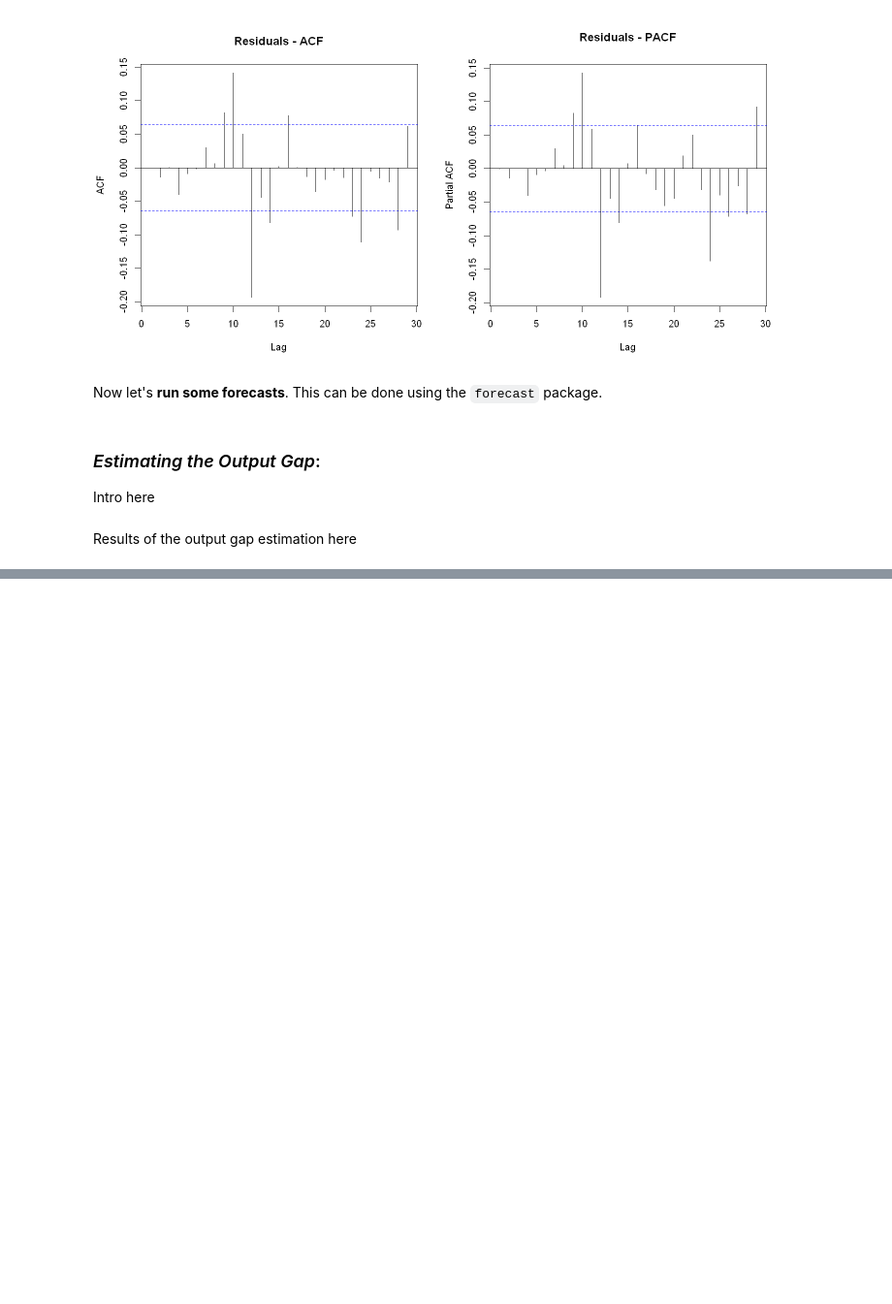
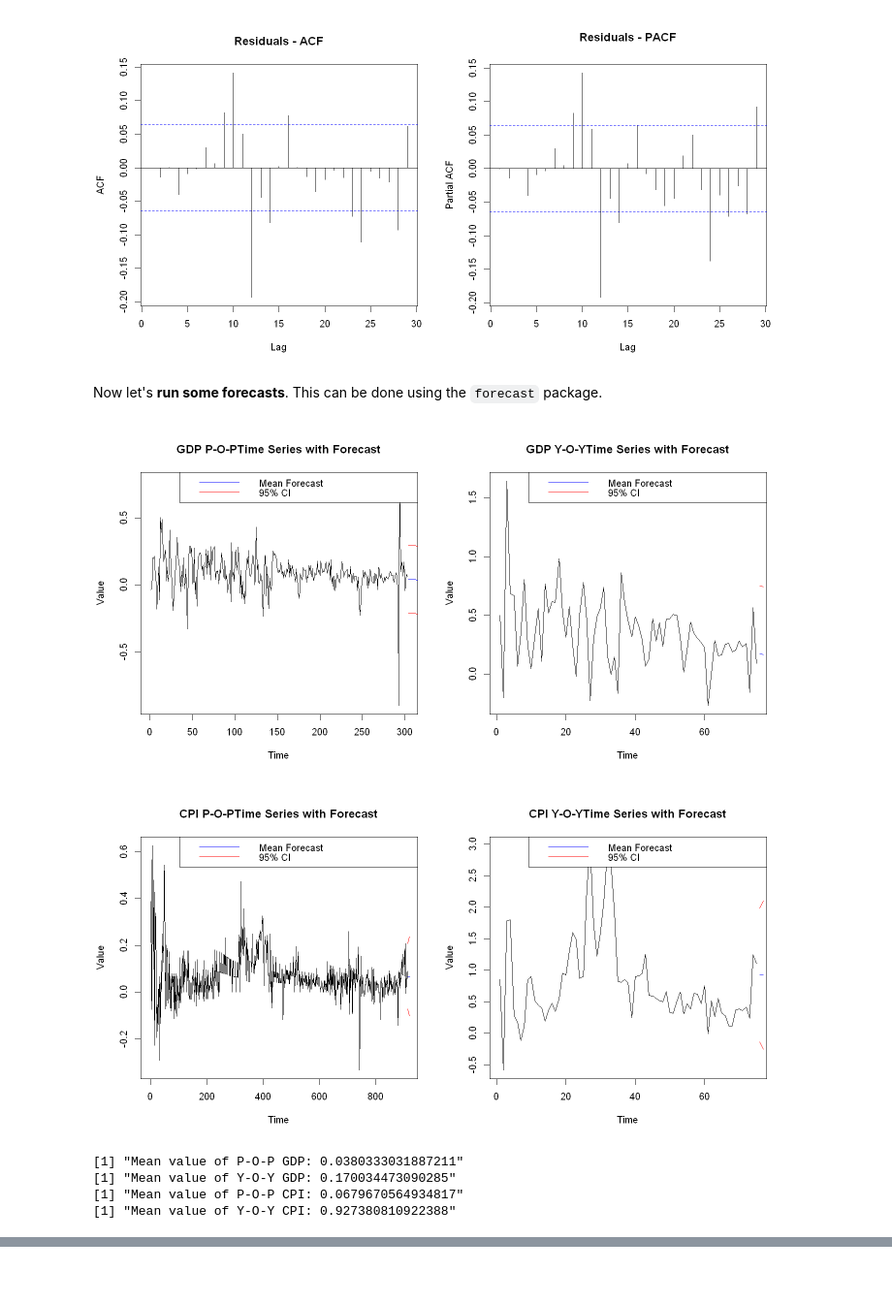
Before and after one commit to PetrCala/macro_tools_term_paper, a Jupyter notebook: code/cala_termpaper_main.ipynb, the cells around one changed output, grey strips where cells are left out. Shown at 97% size. Saved outputs shown, nothing was run; the diff lists cells and outputs as text; code cells hidden in the pictures; blank space fills up the shorter version.

Commit message:
Added forecasts, output gap

```diff
--- a/code/cala_termpaper_main.ipynb
+++ b/code/cala_termpaper_main.ipynb
@@ -355,6 +349,0 @@ Now let's **run some forecasts**. This can be done using the `forecast` package.
-# %% [markdown]
-
-
-### *Estimating the Output Gap*:
-
-Intro here
@@ -365,2 +350,26 @@ Intro here
-# %% [markdown]
-Results of the output gap estimation here
+# %%
+## Forecast 2 years ahead
+
+# Forecast GDP
+par(mfrow = c(1,2))
+gdp_pop_forecast <- forecastData(gdp_pop_change, periods=24, date_frequency="month", series_name="GDP P-O-P")
+gdp_yoy_forecast <- forecastData(gdp_yoy_change, periods=2, date_frequency="year", series_name="GDP Y-O-Y")
+
+# Forecast CPI
+par(mfrow = c(1,2))
+cpi_pop_forecast <- forecastData(cpi_pop_change, periods=8, date_frequency="quarter", series_name="CPI P-O-P")
+cpi_yoy_forecast <- forecastData(cpi_yoy_change, periods=2, date_frequency="year", series_name="CPI Y-O-Y")
+# %% [output]
+[figure, added]
+[figure, added]
+# %%
+# Print out the mean forecasted value
+print(paste0("Mean value of P-O-P GDP: ", mean(gdp_pop_forecast)))
+print(paste0("Mean value of Y-O-Y GDP: ", mean(gdp_yoy_forecast)))
+print(paste0("Mean value of P-O-P CPI: ", mean(cpi_pop_forecast)))
+print(paste0("Mean value of Y-O-Y CPI: ", mean(cpi_yoy_forecast)))
+# %% [output]
+[1] "Mean value of P-O-P GDP: 0.0380333031887211"
+[1] "Mean value of Y-O-Y GDP: 0.170034473090285"
+[1] "Mean value of P-O-P CPI: 0.0679670564934817"
+[1] "Mean value of Y-O-Y CPI: 0.927380810922388"
```
Also changed, not shown: parts of 11 cells of this notebook, 1 other file.
